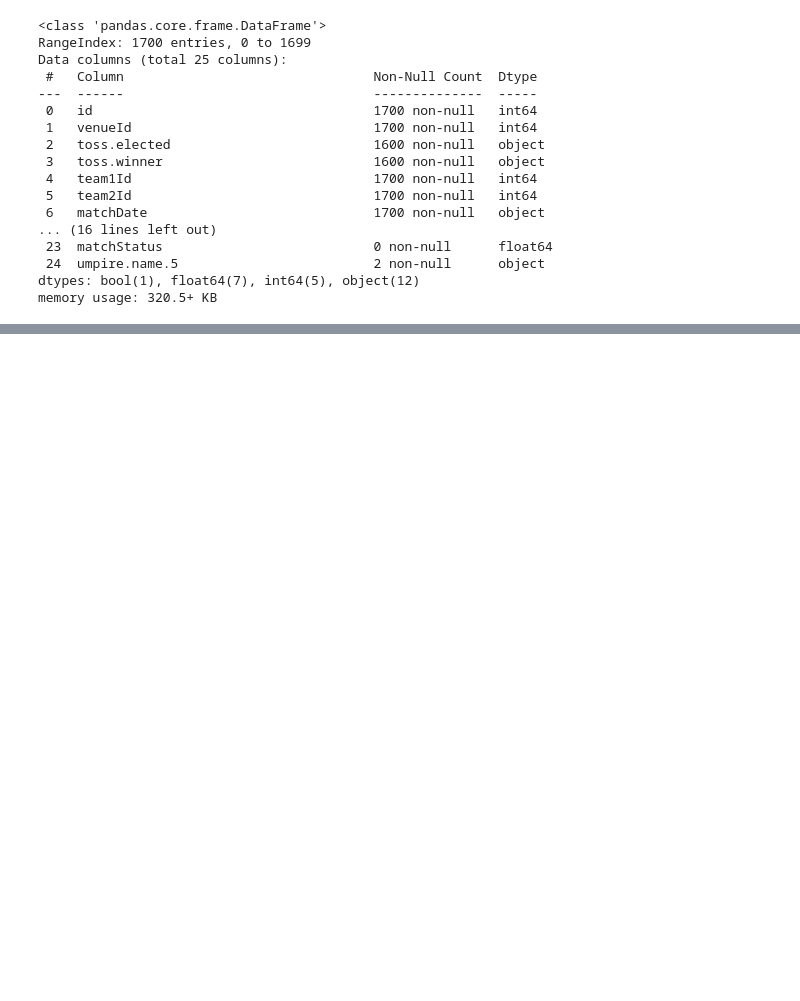
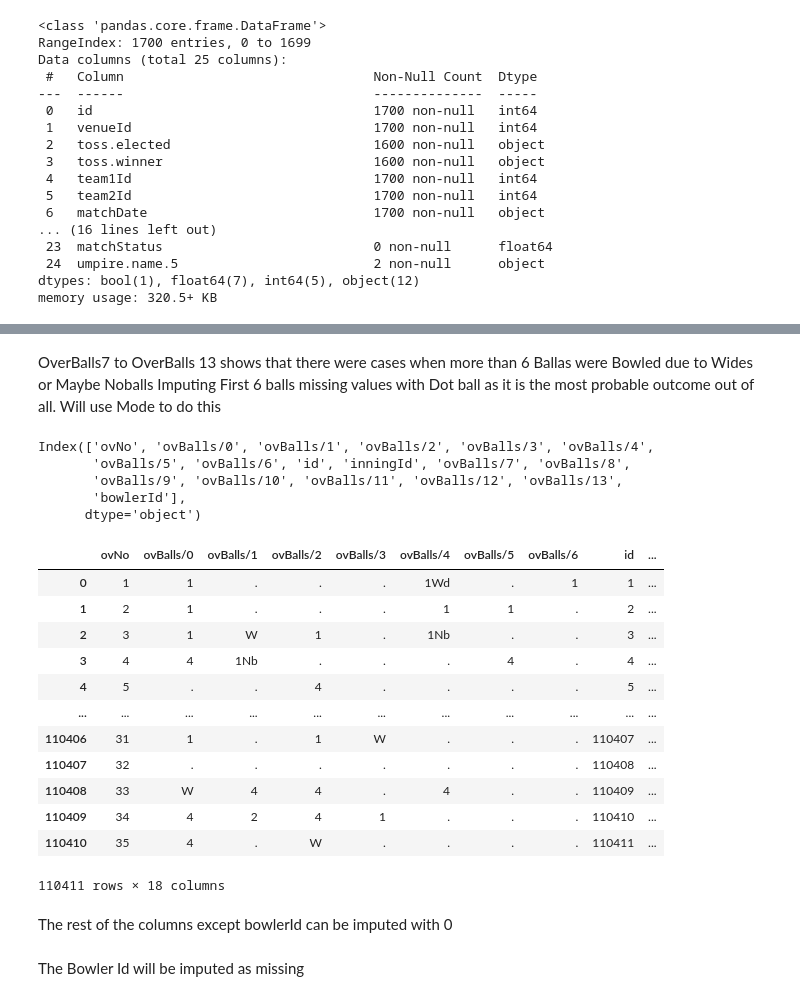
Before and after one commit to taaha3244/AtomCampAIBootcamp, a Jupyter notebook: EDA_project_cricket_world_cup_data.ipynb, the cells around one changed output, grey strips where cells are left out. Drawn from its saved outputs; the diff is of its cells as text; code cells hidden in the pictures; blank space fills up the shorter version.

Commit message:
Data cleaning almost done

```diff
--- a/EDA_project_cricket_world_cup_data.ipynb
+++ b/EDA_project_cricket_world_cup_data.ipynb
@@ -135,0 +488,33 @@ dtype: int64
+# %% [markdown]
+OverBalls7 to OverBalls 13 shows that there were cases when more than 6 Ballas were Bowled due to Wides or Maybe Noballs
+Imputing First 6 balls missing values with Dot ball as it is the most probable outcome out of all. Will use Mode to do this
+# %%
+overHistory.columns
+# %% [output]
+Index(['ovNo', 'ovBalls/0', 'ovBalls/1', 'ovBalls/2', 'ovBalls/3', 'ovBalls/4',
+       'ovBalls/5', 'ovBalls/6', 'id', 'inningId', 'ovBalls/7', 'ovBalls/8',
+       'ovBalls/9', 'ovBalls/10', 'ovBalls/11', 'ovBalls/12', 'ovBalls/13',
+       'bowlerId'],
+      dtype='object')
+# %%
+imputer = SimpleImputer(strategy='most_frequent')
+sixBalls=overHistory.iloc[:,1:8]
+overHistory[sixBalls.columns]=pd.DataFrame(imputer.fit_transform(columns),columns=sixBalls.columns)
+# %%
+overHistory
+# %% [output]
+|  | ovNo | ovBalls/0 | ovBalls/1 | ovBalls/2 | ovBalls/3 | ovBalls/4 | ovBalls/5 | ovBalls/6 | id | ... |
+| 0 | 1 | 1 | . | . | . | 1Wd | . | 1 | 1 | ... |
+| 1 | 2 | 1 | . | . | . | 1 | 1 | . | 2 | ... |
+| 2 | 3 | 1 | W | 1 | . | 1Nb | . | . | 3 | ... |
+| 3 | 4 | 4 | 1Nb | . | . | . | 4 | . | 4 | ... |
+| 4 | 5 | . | . | 4 | . | . | . | . | 5 | ... |
+| ... | ... | ... | ... | ... | ... | ... | ... | ... | ... | ... |
+| 110406 | 31 | 1 | . | 1 | W | . | . | . | 110407 | ... |
+| 110407 | 32 | . | . | . | . | . | . | . | 110408 | ... |
+| 110408 | 33 | W | 4 | 4 | . | 4 | . | . | 110409 | ... |
+| 110409 | 34 | 4 | 2 | 4 | 1 | . | . | . | 110410 | ... |
+| 110410 | 35 | 4 | . | W | . | . | . | . | 110411 | ... |
+110411 rows × 18 columns
+# %% [markdown]
+The rest of the columns except bowlerId can be imputed with 0
@@ -135,0 +524,2 @@ dtype: int64
+# %% [markdown]
+The Bowler Id will be imputed as missing
```
Also changed, not shown: parts of 61 cells of this notebook.
